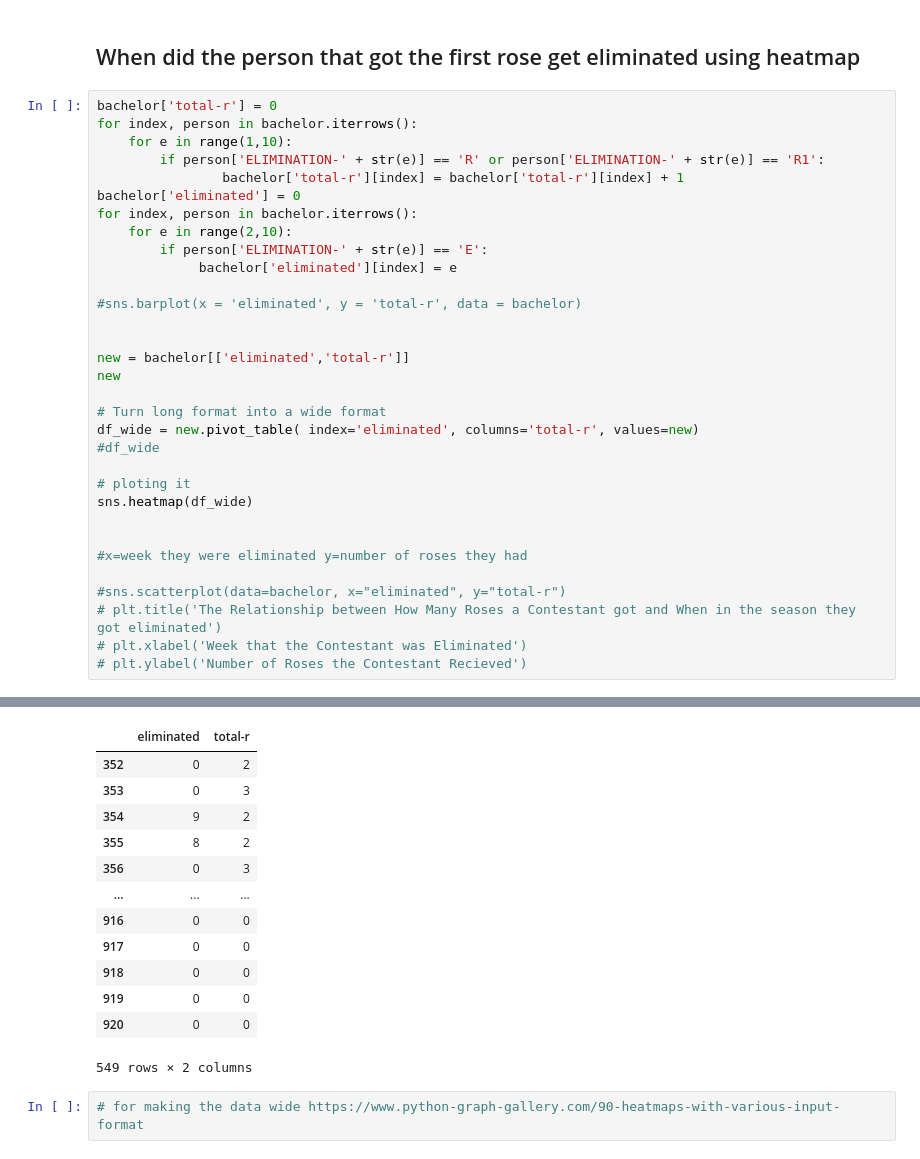
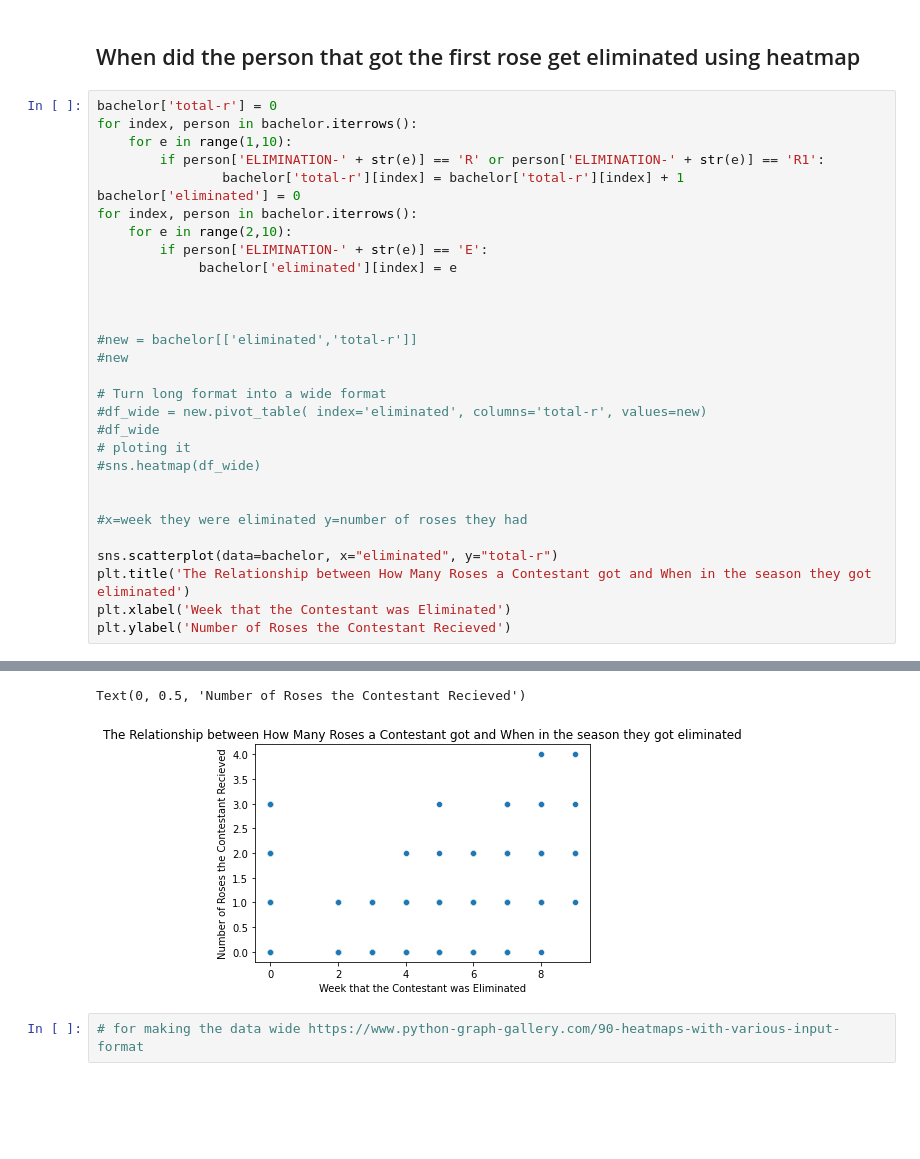
Before and after one commit to ekreher22/DataScience2021F, a Jupyter notebook: Unit3/ProjectB/project3b.ipynb, the cells around one changed output, grey strips where cells are left out. Drawn from its saved outputs; the diff is of its cells as text; blank space fills up the shorter version.

```diff
--- a/Unit3/ProjectB/project3b.ipynb
+++ b/Unit3/ProjectB/project3b.ipynb
@@ -74,26 +74,24 @@ for index, person in bachelor.iterrows():
         if person['ELIMINATION-' + str(e)] == 'E':
              bachelor['eliminated'][index] = e
 
-#sns.barplot(x = 'eliminated', y = 'total-r', data = bachelor)
 
 
-new = bachelor[['eliminated','total-r']]
-new
+#new = bachelor[['eliminated','total-r']]
+#new
 
 # Turn long format into a wide format
-df_wide = new.pivot_table( index='eliminated', columns='total-r', values=new)
+#df_wide = new.pivot_table( index='eliminated', columns='total-r', values=new)
 #df_wide
-
 # ploting it
-sns.heatmap(df_wide)
+#sns.heatmap(df_wide)
 
 
 #x=week they were eliminated y=number of roses they had
 
-#sns.scatterplot(data=bachelor, x="eliminated", y="total-r")
-# plt.title('The Relationship between How Many Roses a Contestant got and When in the season they got eliminated')
-# plt.xlabel('Week that the Contestant was Eliminated')
-# plt.ylabel('Number of Roses the Contestant Recieved')
+sns.scatterplot(data=bachelor, x="eliminated", y="total-r")
+plt.title('The Relationship between How Many Roses a Contestant got and When in the season they got eliminated')
+plt.xlabel('Week that the Contestant was Eliminated')
+plt.ylabel('Number of Roses the Contestant Recieved')
 # %% [output]
 A value is trying to be set on a copy of a slice from a DataFrame.
 Try using .loc[row_indexer,col_indexer] = value instead
@@ -112,20 +109,9 @@ See the caveats in the documentation: https://pandas.pydata.org/pandas-docs/stab
 A value is trying to be set on a copy of a slice from a DataFrame
 
 See the caveats in the documentation: https://pandas.pydata.org/pandas-docs/stable/user_guide/indexing.html#returning-a-view-versus-a-copy
   bachelor['eliminated'][index] = e
-|  | eliminated | total-r |
-| 352 | 0 | 2 |
-| 353 | 0 | 3 |
-| 354 | 9 | 2 |
-| 355 | 8 | 2 |
-| 356 | 0 | 3 |
-| ... | ... | ... |
-| 916 | 0 | 0 |
-| 917 | 0 | 0 |
-| 918 | 0 | 0 |
-| 919 | 0 | 0 |
-| 920 | 0 | 0 |
-549 rows × 2 columns
+Text(0, 0.5, 'Number of Roses the Contestant Recieved')
+[figure, added]
 # %%
 # for making the data wide https://www.python-graph-gallery.com/90-heatmaps-with-various-input-format
 # %% [markdown]
```
Also changed, not shown: parts of 1 cell of this notebook, 1 other file.
